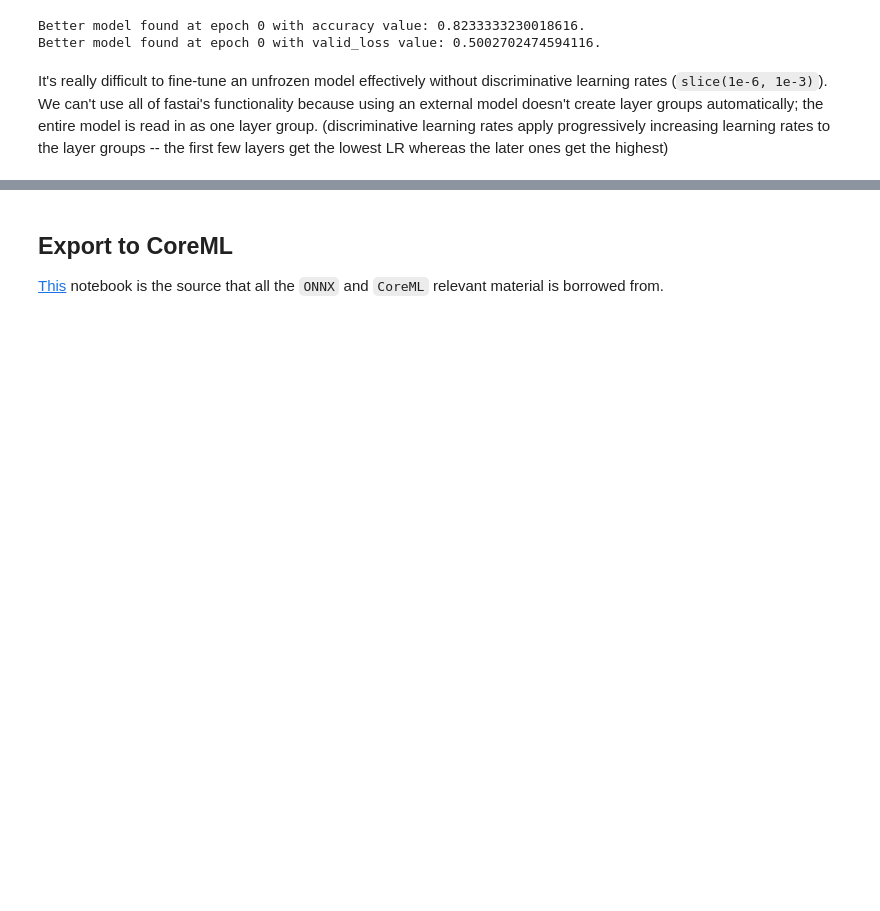
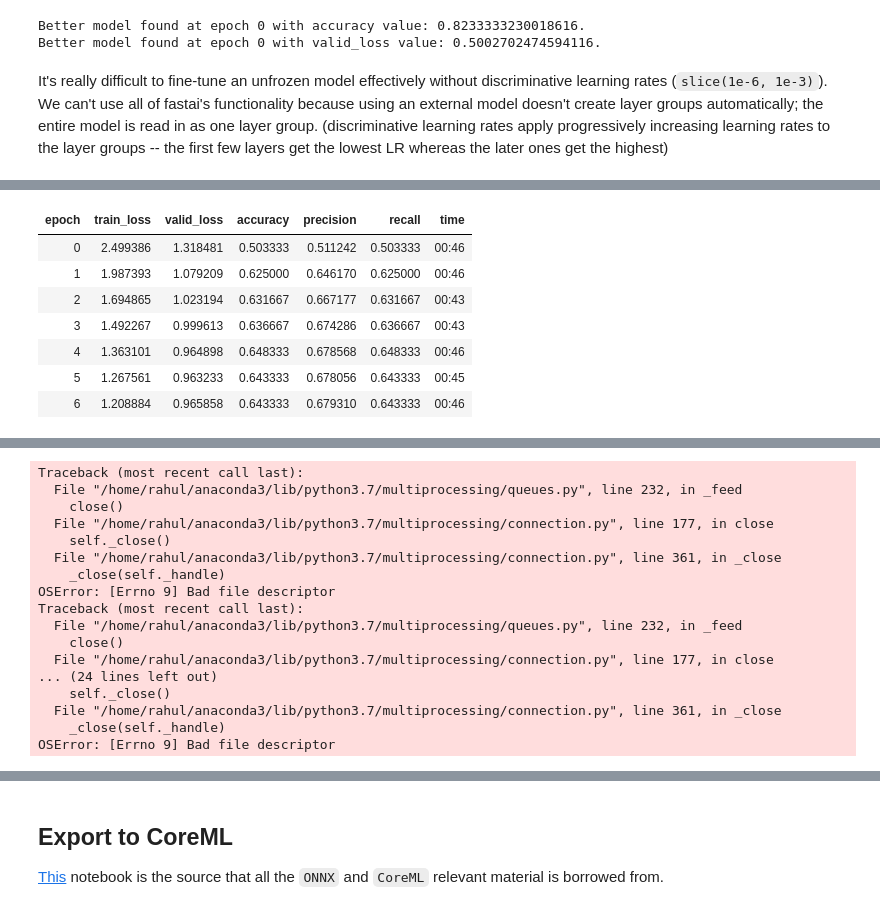
Before and after one commit to echorec/CinemaNet, a Jupyter notebook: nbs/MobileNet-SqueezeNet.ipynb, the cells around one changed output, grey strips where cells are left out. Cells and saved outputs as stored; diff of their text form; code cells hidden in the pictures; blank space fills up the shorter version.

```diff
--- a/nbs/MobileNet-SqueezeNet.ipynb
+++ b/nbs/MobileNet-SqueezeNet.ipynb
@@ -286,0 +318,11 @@ We can't use all of fastai's functionality because using an external model doesn
+# %%
+learn.fit_one_cycle(7, 1e-3, callbacks=callbacks)
+# %% [output]
+| epoch | train_loss | valid_loss | accuracy | precision | recall | time |
+| 0 | 2.499386 | 1.318481 | 0.503333 | 0.511242 | 0.503333 | 00:46 |
+| 1 | 1.987393 | 1.079209 | 0.625000 | 0.646170 | 0.625000 | 00:46 |
+| 2 | 1.694865 | 1.023194 | 0.631667 | 0.667177 | 0.631667 | 00:43 |
+| 3 | 1.492267 | 0.999613 | 0.636667 | 0.674286 | 0.636667 | 00:43 |
+| 4 | 1.363101 | 0.964898 | 0.648333 | 0.678568 | 0.648333 | 00:46 |
+| 5 | 1.267561 | 0.963233 | 0.643333 | 0.678056 | 0.643333 | 00:45 |
+| 6 | 1.208884 | 0.965858 | 0.643333 | 0.679310 | 0.643333 | 00:46 |
@@ -286,0 +331,17 @@ We can't use all of fastai's functionality because using an external model doesn
+Traceback (most recent call last):
+  File "/home/rahul/anaconda3/lib/python3.7/multiprocessing/queues.py", line 232, in _feed
+    close()
+  File "/home/rahul/anaconda3/lib/python3.7/multiprocessing/connection.py", line 177, in close
+    self._close()
+  File "/home/rahul/anaconda3/lib/python3.7/multiprocessing/connection.py", line 361, in _close
+    _close(self._handle)
+OSError: [Errno 9] Bad file descriptor
+Traceback (most recent call last):
+  File "/home/rahul/anaconda3/lib/python3.7/multiprocessing/queues.py", line 232, in _feed
+    close()
+  File "/home/rahul/anaconda3/lib/python3.7/multiprocessing/connection.py", line 177, in close
+... (24 lines left out)
+    self._close()
+  File "/home/rahul/anaconda3/lib/python3.7/multiprocessing/connection.py", line 361, in _close
+    _close(self._handle)
+OSError: [Errno 9] Bad file descriptor
```
Also changed, not shown: parts of 12 cells of this notebook.
